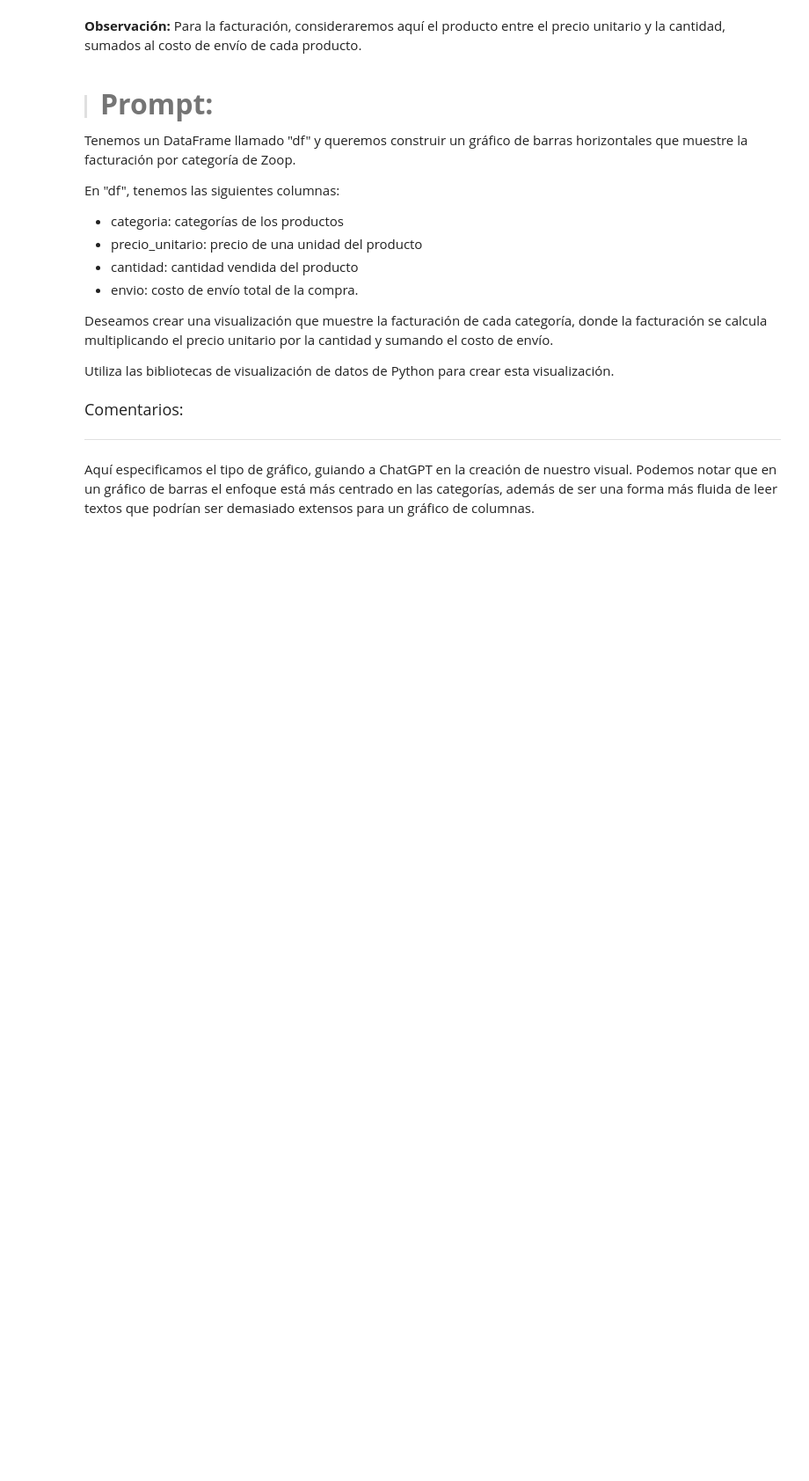
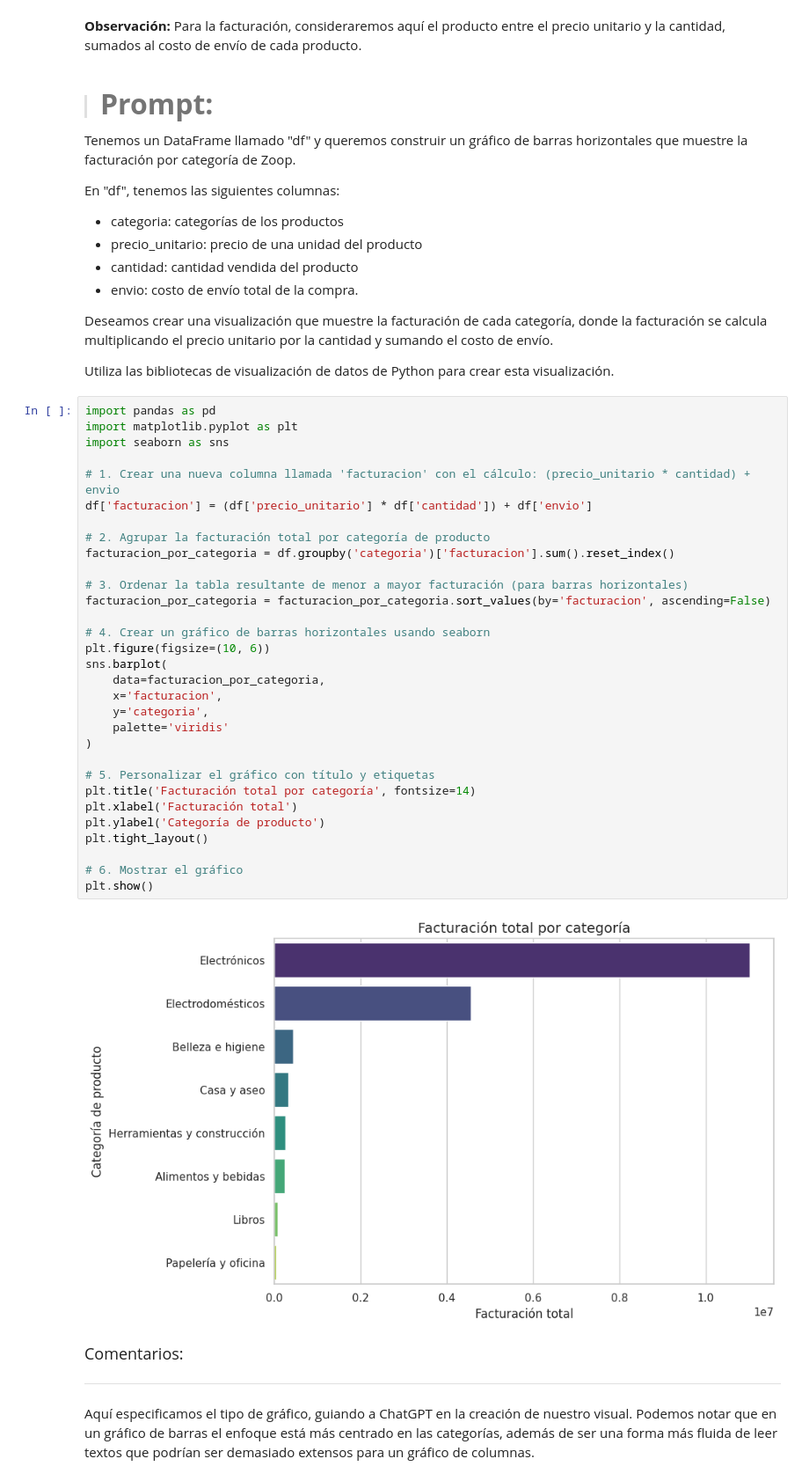
Before and after one commit to DanielRaiicHu/IA_aplicada_a_ciencia_de_datos, a Jupyter notebook: IA_aplicada_a_ciencia_de_datos.ipynb, the cells around one changed output. Shown: that part at 88% size. Cells and saved outputs as stored; diff of their text form; blank space fills up the shorter version.

```diff
--- a/IA_aplicada_a_ciencia_de_datos.ipynb
+++ b/IA_aplicada_a_ciencia_de_datos.ipynb
@@ -902,6 +902,39 @@ En "df", tenemos las siguientes columnas:
 Deseamos crear una visualización que muestre la facturación de cada categoría, donde la facturación se calcula multiplicando el precio unitario por la cantidad y sumando el costo de envío.
 
 Utiliza las bibliotecas de visualización de datos de Python para crear esta visualización.
+# %%
+import pandas as pd
+import matplotlib.pyplot as plt
+import seaborn as sns
+
+# 1. Crear una nueva columna llamada 'facturacion' con el cálculo: (precio_unitario * cantidad) + envio
+df['facturacion'] = (df['precio_unitario'] * df['cantidad']) + df['envio']
+
+# 2. Agrupar la facturación total por categoría de producto
+facturacion_por_categoria = df.groupby('categoria')['facturacion'].sum().reset_index()
+
+# 3. Ordenar la tabla resultante de menor a mayor facturación (para barras horizontales)
+facturacion_por_categoria = facturacion_por_categoria.sort_values(by='facturacion', ascending=False)
+
+# 4. Crear un gráfico de barras horizontales usando seaborn
+plt.figure(figsize=(10, 6))
+sns.barplot(
+    data=facturacion_por_categoria,
+    x='facturacion',
+    y='categoria',
+    palette='viridis'
+)
+
+# 5. Personalizar el gráfico con título y etiquetas
+plt.title('Facturación total por categoría', fontsize=14)
+plt.xlabel('Facturación total')
+plt.ylabel('Categoría de producto')
+plt.tight_layout()
+
+# 6. Mostrar el gráfico
+plt.show()
+# %% [output]
+[figure, added]
 # %% [markdown]
 <font color="7b71ff" size=4> Comentarios: </font>
 
```
Also changed, not shown: parts of 21 cells of this notebook.
